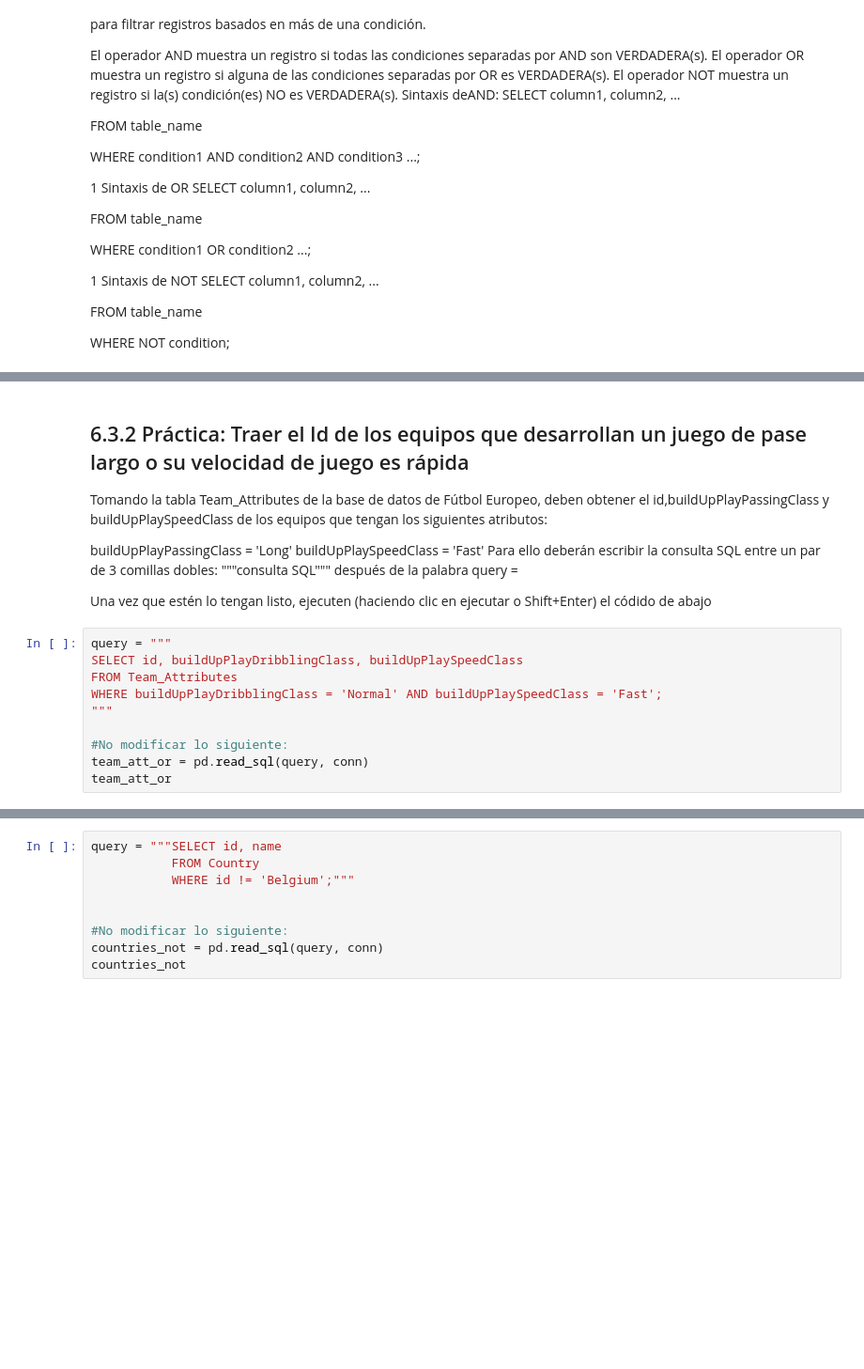
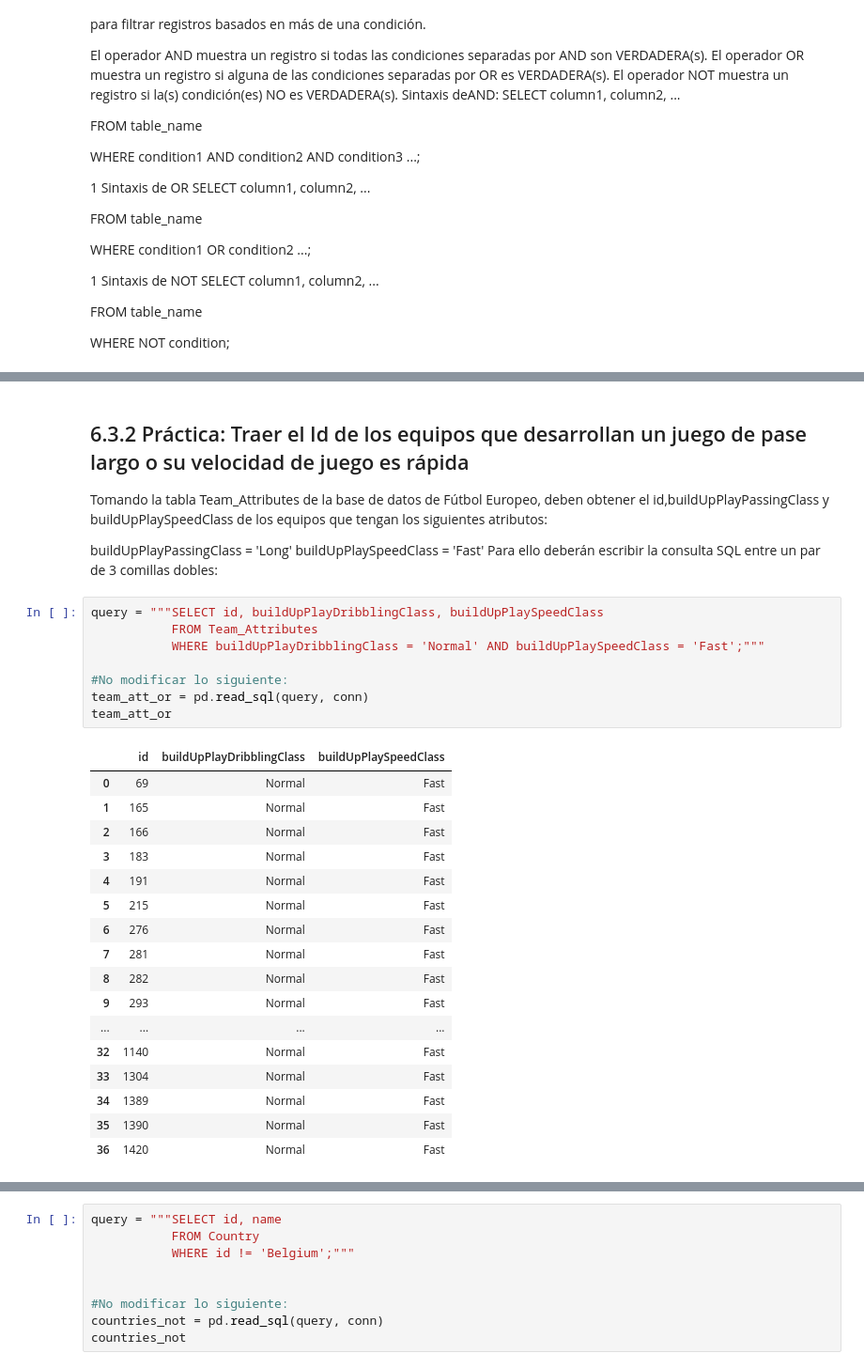
Before and after one commit to 2512daniela/talento-tech, a Jupyter notebook: sql.ipynb, the cells around one changed output, grey strips where cells are left out. Shown at 94% size. Cells and saved outputs as stored; diff of their text form; blank space fills up the shorter version.

```diff
--- a/sql.ipynb
+++ b/sql.ipynb
@@ -661,19 +751,33 @@ Tomando la tabla Team_Attributes de la base de datos de Fútbol Europeo, deben o
 
 buildUpPlayPassingClass = 'Long'
 buildUpPlaySpeedClass = 'Fast'
-Para ello deberán escribir la consulta SQL entre un par de 3 comillas dobles: """consulta SQL""" después de la palabra query =
-
-Una vez que estén lo tengan listo, ejecuten (haciendo clic en ejecutar o Shift+Enter) el códido de abajo
+Para ello deberán escribir la consulta SQL entre un par de 3 comillas dobles:
 # %%
-query = """
-SELECT id, buildUpPlayDribblingClass, buildUpPlaySpeedClass
-FROM Team_Attributes
-WHERE buildUpPlayDribblingClass = 'Normal' AND buildUpPlaySpeedClass = 'Fast';
-"""
+query = """SELECT id, buildUpPlayDribblingClass, buildUpPlaySpeedClass
+           FROM Team_Attributes
+           WHERE buildUpPlayDribblingClass = 'Normal' AND buildUpPlaySpeedClass = 'Fast';"""
 
 #No modificar lo siguiente:
 team_att_or = pd.read_sql(query, conn)
 team_att_or
+# %% [output]
+|  | id | buildUpPlayDribblingClass | buildUpPlaySpeedClass |
+| 0 | 69 | Normal | Fast |
+| 1 | 165 | Normal | Fast |
+| 2 | 166 | Normal | Fast |
+| 3 | 183 | Normal | Fast |
+| 4 | 191 | Normal | Fast |
+| 5 | 215 | Normal | Fast |
+| 6 | 276 | Normal | Fast |
+| 7 | 281 | Normal | Fast |
+| 8 | 282 | Normal | Fast |
+| 9 | 293 | Normal | Fast |
+| ... | ... | ... | ... |
+| 32 | 1140 | Normal | Fast |
+| 33 | 1304 | Normal | Fast |
+| 34 | 1389 | Normal | Fast |
+| 35 | 1390 | Normal | Fast |
+| 36 | 1420 | Normal | Fast |
 # %% [markdown]
 ##6.3.3 Práctica: Traer la tabla de países sin Bélgica
 Deben filtrar la tabla de países y traerla sin Belgium. La tabla de resultados deberá contener los campos id y name de la tabla Country de la base de datos de Fútbol Europeo.
```
Also changed, not shown: parts of 36 cells of this notebook.
